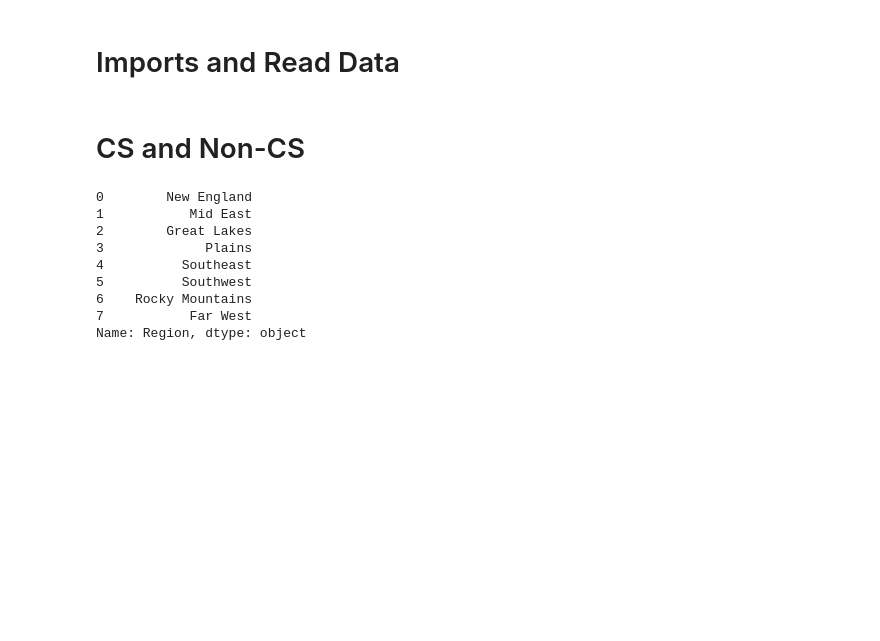
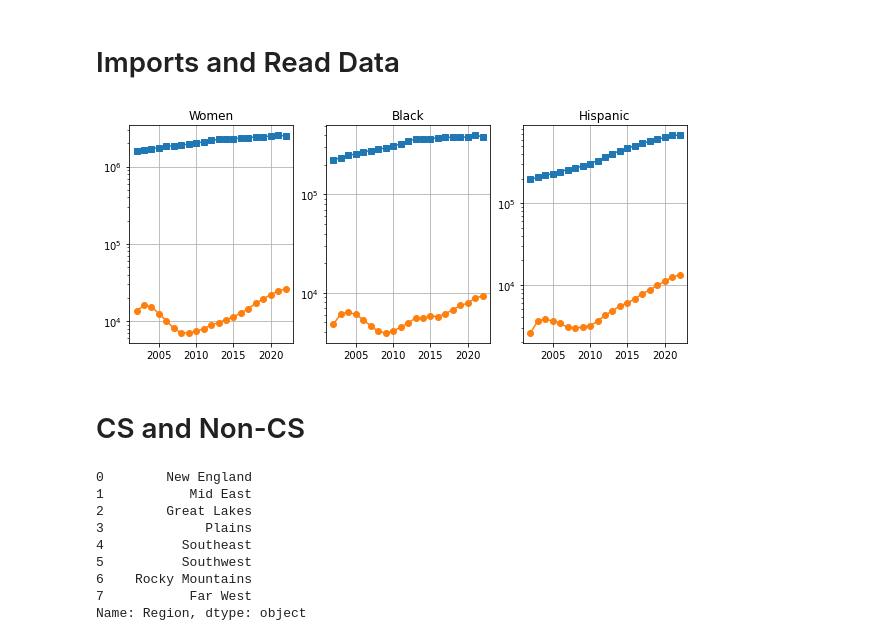
Before and after one commit to fahadsultan/pellstudents, a Jupyter notebook: src/Abs_Per_Region.ipynb, the cells around one changed output. Saved outputs shown, nothing was run; the diff lists cells and outputs as text; code cells hidden in the pictures; blank space fills up the shorter version.

```diff
--- a/src/Abs_Per_Region.ipynb
+++ b/src/Abs_Per_Region.ipynb
@@ -12,3 +36,31 @@ import math
+# %%
+all_dfs                  = pd.concat(dfs)
+all_dfs['whitemen_abs']  = all_dfs[['CWHITM', 'CRACE11']].max(axis=1)
+all_dfs['women_abs']     = all_dfs[['CTOTALW', 'CRACE16']].max(axis=1)
+all_dfs['black_abs']     = all_dfs[['CBKAAT', 'CRACE18', 'DVCBKT']].max(axis=1)
+all_dfs['hisp_abs']      = all_dfs[['CRACE21', 'CHISPT','DVCHST']].max(axis=1)
+all_dfs['native_abs']    = all_dfs[['CAIANT', 'CRACE19']].max(axis=1)
+all_dfs['total_abs']     = all_dfs[['CRACE24', 'CTOTALT']].max(axis=1)
+
+aggregated = all_dfs.groupby(['year', 'cs', 'ugd']).sum().reset_index()
+
+ugds = aggregated[aggregated['ugd']]
+
+ugds.index = ugds['year']
+# %%
+fig, axs = plt.subplots(1, 3, figsize=(10, 4))
+
+demos = [('women', 'Women'), ('black', 'Black'), ('hisp', 'Hispanic')]
+
+for i, (demo, title) in enumerate(demos):
+    ax = axs[i]
+    ax.plot(ugds[~ugds['cs']][f'{demo}_abs'], marker='s')
+    ax.plot(ugds[ugds['cs']][f'{demo}_abs'], marker='o')
+    ax.set_title(title)
+    ax.grid()
+    ax.set_yscale('log')
+# %% [output]
+[figure, added]
 # %%
 import warnings
 warnings.filterwarnings("ignore")
```
Also changed, not shown: parts of 2 cells of this notebook, 9 other files.
